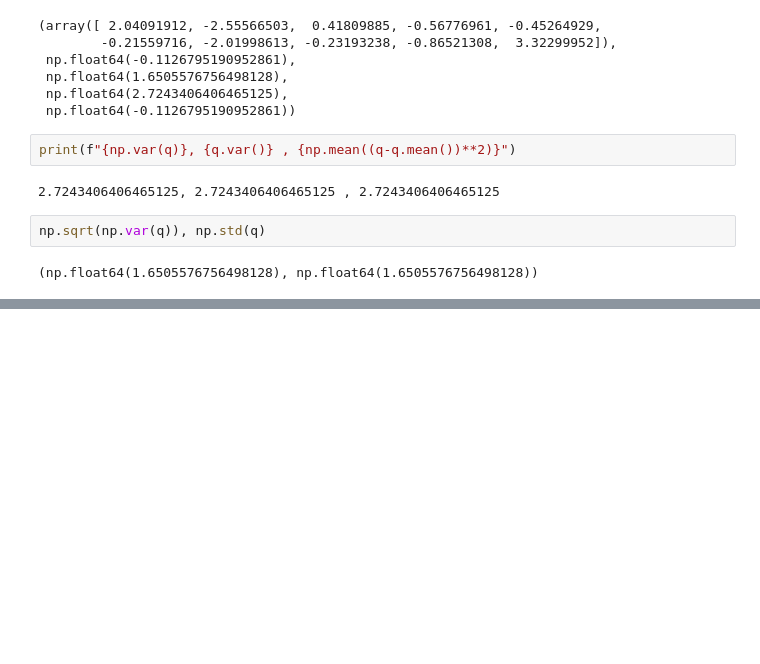
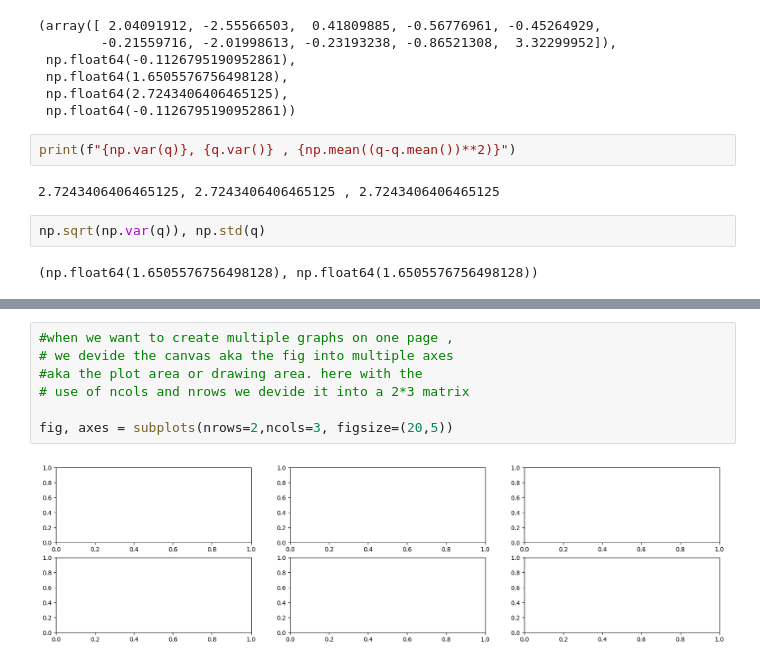
Before and after one commit to PrateekMinhas09/Data-Statistics-and-modeling-w-Python, a Jupyter notebook: Statistical_Learning: Ch2/Lab.ipynb, the cells around one changed output, grey strips where cells are left out. Saved outputs shown, nothing was run; the diff lists cells and outputs as text; blank space fills up the shorter version.

```diff
--- a/Statistical_Learning: Ch2/Lab.ipynb
+++ b/Statistical_Learning: Ch2/Lab.ipynb
@@ -361,0 +409,9 @@ np.sqrt(np.var(q)), np.std(q)
+# %%
+#when we want to create multiple graphs on one page ,
+# we devide the canvas aka the fig into multiple axes
+#aka the plot area or drawing area. here with the
+# use of ncols and nrows we devide it into a 2*3 matrix
+
+fig, axes = subplots(nrows=2,ncols=3, figsize=(20,5))
+# %% [output]
+[figure, added]
```
Also changed, not shown: parts of 13 cells of this notebook, 2 other files.
